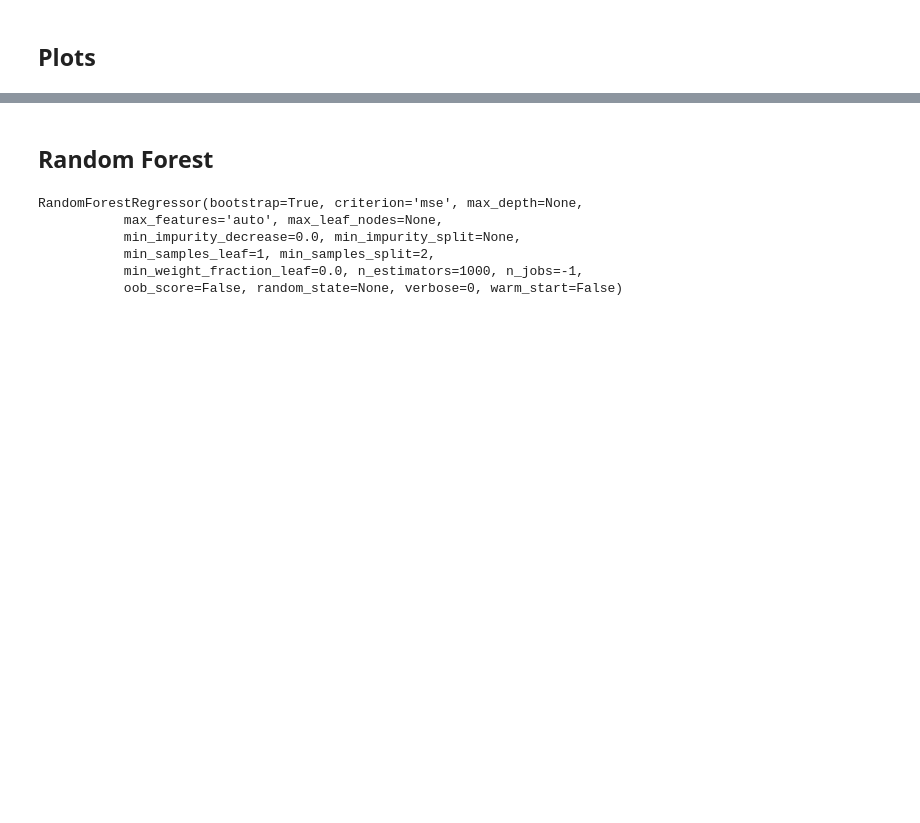
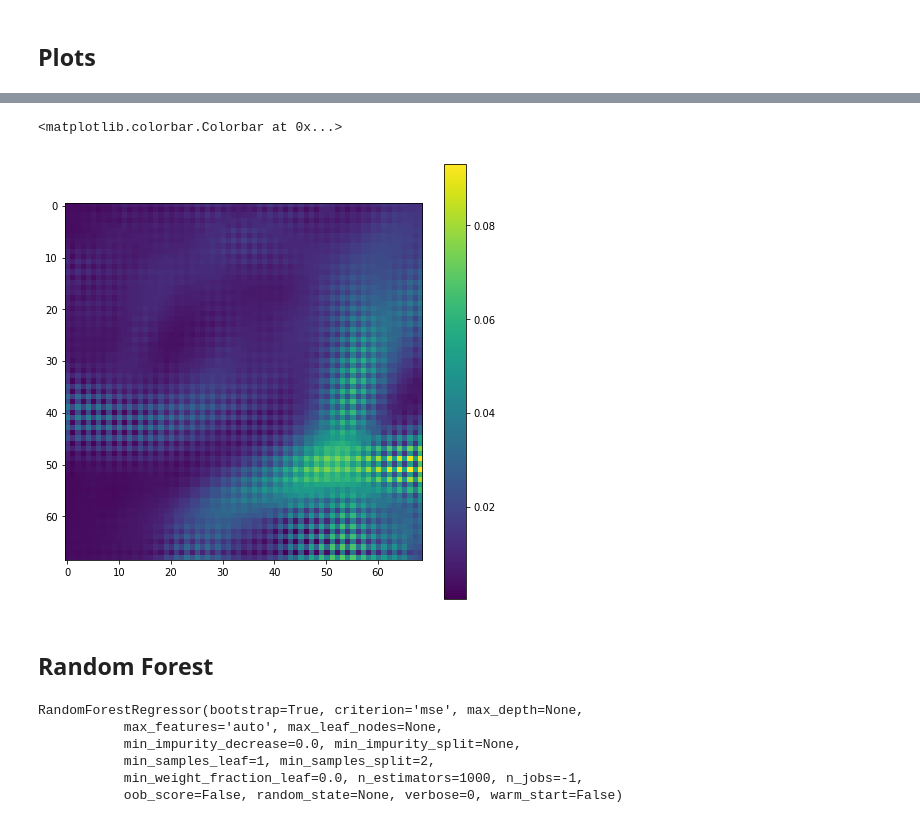
Before and after one commit to felixriese/susi, a Jupyter notebook: examples/SOMRegressor_Hyperspectral.ipynb, the cells around one changed output, grey strips where cells are left out. Cells and saved outputs as stored; diff of their text form; code cells hidden in the pictures; blank space fills up the shorter version.

```diff
--- a/examples/SOMRegressor_Hyperspectral.ipynb
+++ b/examples/SOMRegressor_Hyperspectral.ipynb
@@ -141,3 +143,12 @@ plot_som_histogram(bmu_list, 35, 35)
+# %%
+u_matrix = som.get_u_matrix(mode="mean")
+
+plt.figure(figsize=(8,8))
+plt.imshow(np.squeeze(u_matrix))
+plt.colorbar()
+# %% [output]
+<matplotlib.colorbar.Colorbar at 0x...>
+[figure, added]
 # %% [markdown]
 ## Random Forest
 # %%
```
Also changed, not shown: parts of 5 cells of this notebook, 8 other files.
